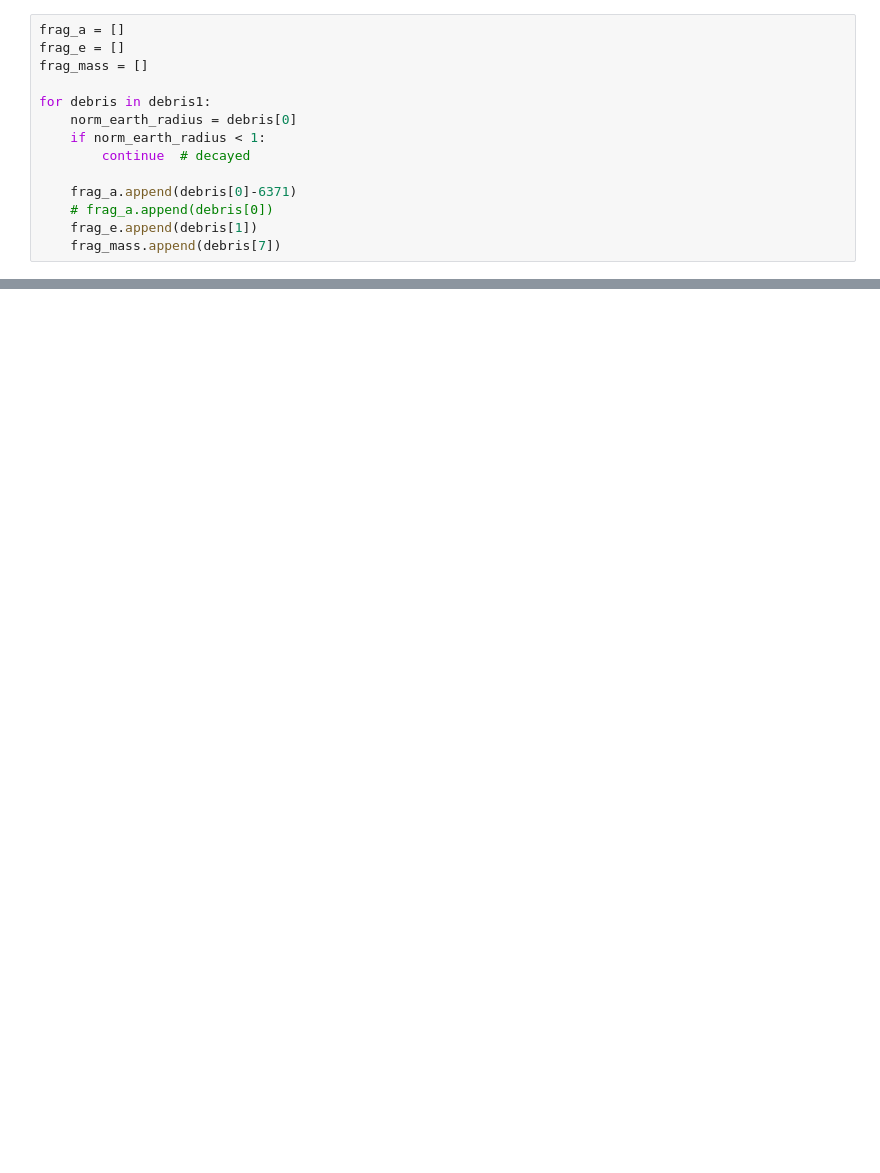
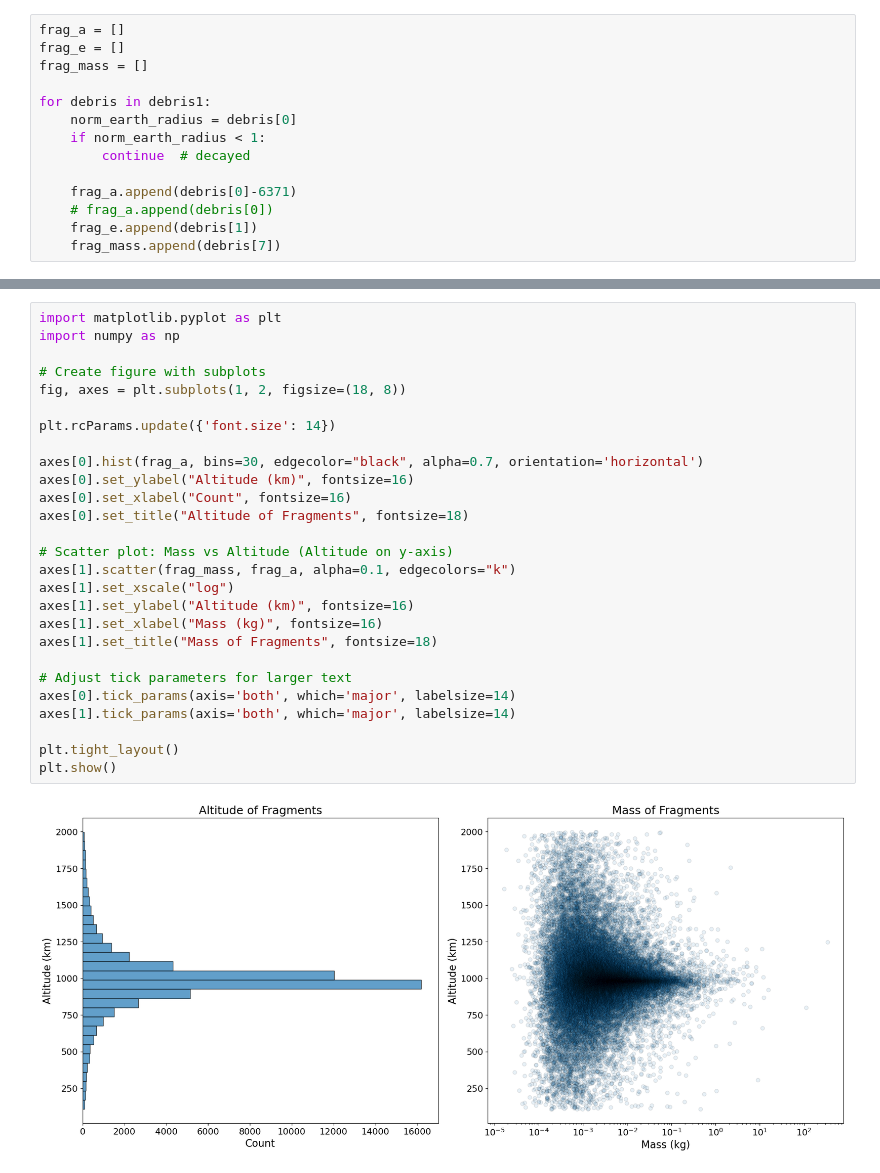
Before and after one commit to isabellavesely/pyssem, a Jupyter notebook: pyssem/utils/notebooks/Collisions.ipynb, the cells around one changed output, grey strips where cells are left out. Cells and saved outputs as stored; diff of their text form; blank space fills up the shorter version.

```diff
--- a/pyssem/utils/notebooks/Collisions.ipynb
+++ b/pyssem/utils/notebooks/Collisions.ipynb
@@ -142,3 +145,32 @@ plt.show()
+# %%
+import matplotlib.pyplot as plt
+import numpy as np
+
+# Create figure with subplots
+fig, axes = plt.subplots(1, 2, figsize=(18, 8))
+
+plt.rcParams.update({'font.size': 14})
+
+axes[0].hist(frag_a, bins=30, edgecolor="black", alpha=0.7, orientation='horizontal')
+axes[0].set_ylabel("Altitude (km)", fontsize=16)
+axes[0].set_xlabel("Count", fontsize=16)
+axes[0].set_title("Altitude of Fragments", fontsize=18)
+
+# Scatter plot: Mass vs Altitude (Altitude on y-axis)
+axes[1].scatter(frag_mass, frag_a, alpha=0.1, edgecolors="k")
+axes[1].set_xscale("log")
+axes[1].set_ylabel("Altitude (km)", fontsize=16)
+axes[1].set_xlabel("Mass (kg)", fontsize=16)
+axes[1].set_title("Mass of Fragments", fontsize=18)
+
+# Adjust tick parameters for larger text
+axes[0].tick_params(axis='both', which='major', labelsize=14)
+axes[1].tick_params(axis='both', which='major', labelsize=14)
+
+plt.tight_layout()
+plt.show()
+# %% [output]
+[figure, added]
 # %%
 import numpy as np
 import matplotlib.pyplot as plt
```
Also changed, not shown: parts of 9 cells of this notebook, 12 other files.
